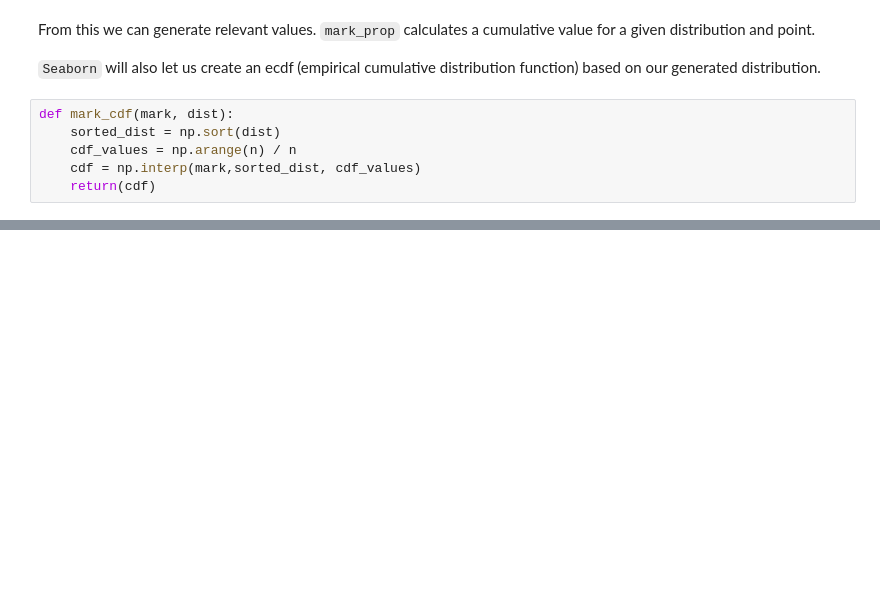
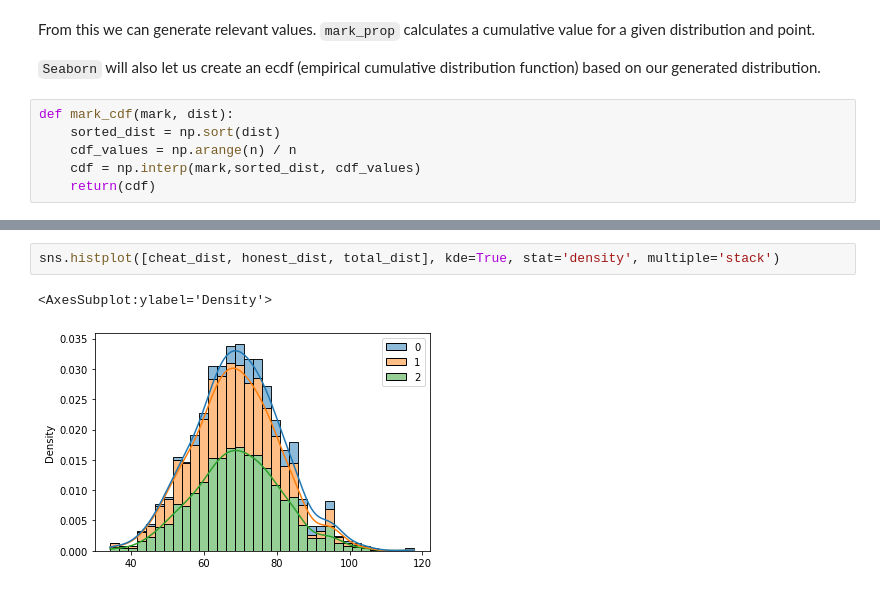
Before and after one commit to prakritj/exams_cheating, a Jupyter notebook: main.ipynb, the cells around one changed output, grey strips where cells are left out. Drawn from its saved outputs; the diff is of its cells as text; blank space fills up the shorter version.

```diff
--- a/main.ipynb
+++ b/main.ipynb
@@ -188,0 +321,5 @@ plt.show()
+# %%
+sns.histplot([cheat_dist, honest_dist, total_dist], kde=True, stat='density', multiple='stack')
+# %% [output]
+<AxesSubplot:ylabel='Density'>
+[figure, added]
```
Also changed, not shown: parts of 16 cells of this notebook.
